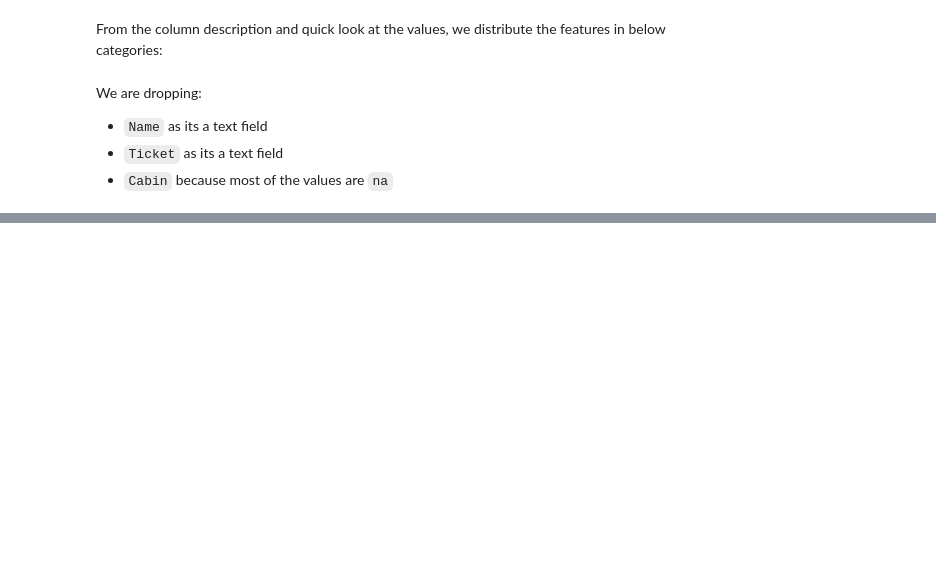
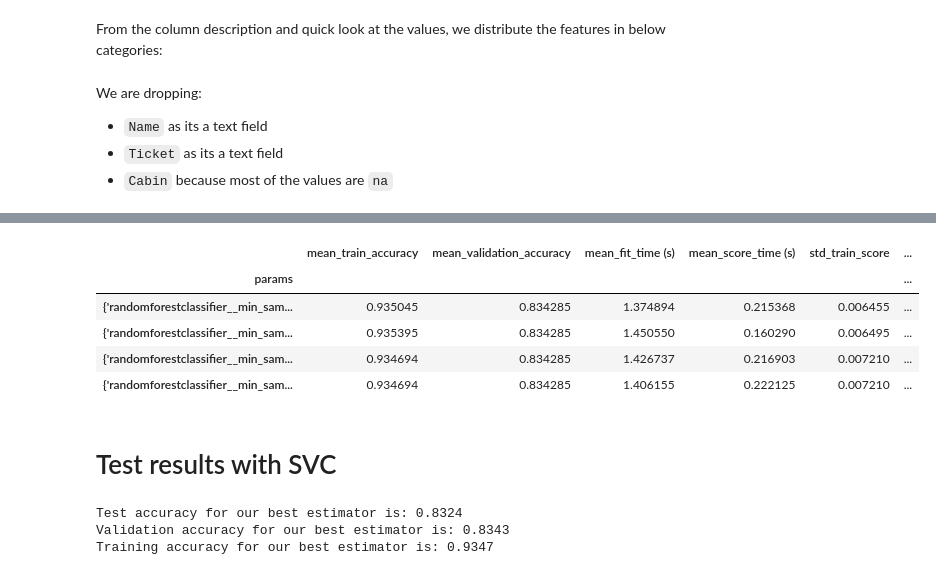
Before and after one commit to debanandasarkar/Kaggle_Titanic, a Jupyter notebook: Titanic_notebook.ipynb, the cells around one changed output, grey strips where cells are left out. Drawn from its saved outputs; the diff is of its cells as text; code cells hidden in the pictures; blank space fills up the shorter version.

```diff
--- a/Titanic_notebook.ipynb
+++ b/Titanic_notebook.ipynb
@@ -141,0 +384,18 @@ np.median(train_df.Age.dropna())
+# %%
+param_grid = {
+    "randomforestclassifier__n_estimators": np.arange(440, 461),
+    "randomforestclassifier__min_samples_split": np.arange(5, 8)
+}
+# %%
+
+pipe_model = make_pipeline(transformers, RandomForestClassifier(n_jobs=-1, random_state=2020))
+grid_search = GridSearchCV(
+    pipe_model,
+    param_grid,
+    n_jobs=-1,
+    cv=5,
+    return_train_score=True
+)
+grid_search.fit(X_train, y_train)
+print(f"Best parameter: {grid_search.best_params_}")
+print(f"Best validation score: {round(grid_search.best_score_, 3)}")
@@ -141,0 +423,45 @@ np.median(train_df.Age.dropna())
+# %%
+cv_scores = pd.DataFrame(grid_search.cv_results_)
+cv_scores = cv_scores.loc[
+    cv_scores["rank_test_score"] == 1,
+    [
+        "params",
+        "mean_train_score",
+        "mean_test_score",
+        "mean_fit_time",
+        "mean_score_time",
+        "std_train_score",
+        "std_test_score",
+    ],
+].set_index("params")
+cv_scores.columns = [
+    "mean_train_accuracy",
+    "mean_validation_accuracy",
+    "mean_fit_time (s)",
+    "mean_score_time (s)",
+    "std_train_score",
+    "std_test_score",
+]
+mean_scores_df = pd.concat([mean_scores_df, cv_scores.head(1)])
+mean_scores_df
+# %% [output]
+|  | mean_train_accuracy | mean_validation_accuracy | mean_fit_time (s) | mean_score_time (s) | std_train_score | ... |
+| params |  |  |  |  |  | ... |
+| {'randomforestclassifier__min_sam... | 0.935045 | 0.834285 | 1.374894 | 0.215368 | 0.006455 | ... |
+| {'randomforestclassifier__min_sam... | 0.935395 | 0.834285 | 1.450550 | 0.160290 | 0.006495 | ... |
+| {'randomforestclassifier__min_sam... | 0.934694 | 0.834285 | 1.426737 | 0.216903 | 0.007210 | ... |
+| {'randomforestclassifier__min_sam... | 0.934694 | 0.834285 | 1.406155 | 0.222125 | 0.007210 | ... |
+# %% [markdown]
+# Test results with SVC
+# %%
+final_estimator = grid_search.best_estimator_
+
+final_estimator.fit(X_train, y_train)
+scores = final_estimator.score(X_test, y_test)
+print(f"Test accuracy for our best estimator is: {round(scores, 4)}")
+print(f"Validation accuracy for our best estimator is: {round(mean_scores_df.mean_validation_accuracy[-1], 4)}")
+print(f"Training accuracy for our best estimator is: {round(mean_scores_df.mean_train_accuracy[-1], 4)}")
+# %% [output]
+Test accuracy for our best estimator is: 0.8324
+Validation accuracy for our best estimator is: 0.8343
+Training accuracy for our best estimator is: 0.9347
```
Also changed, not shown: parts of 30 cells of this notebook.
